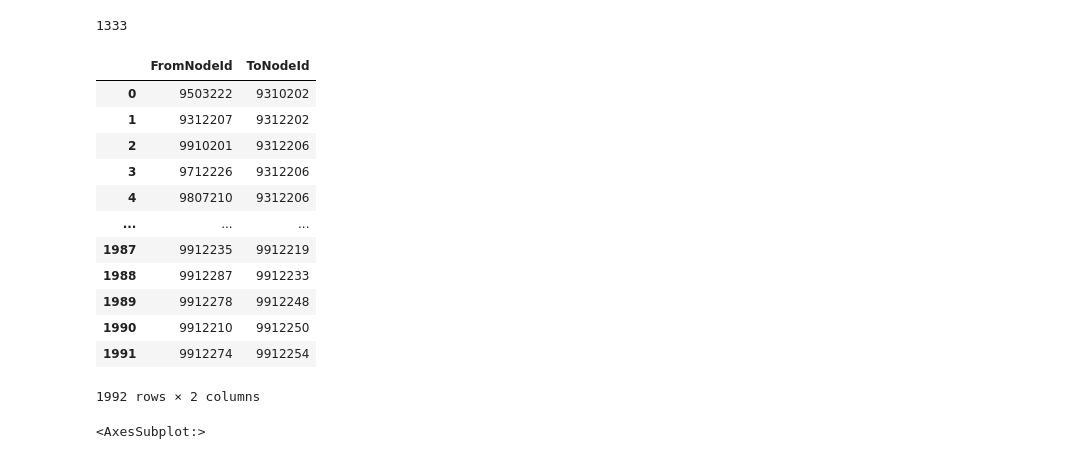
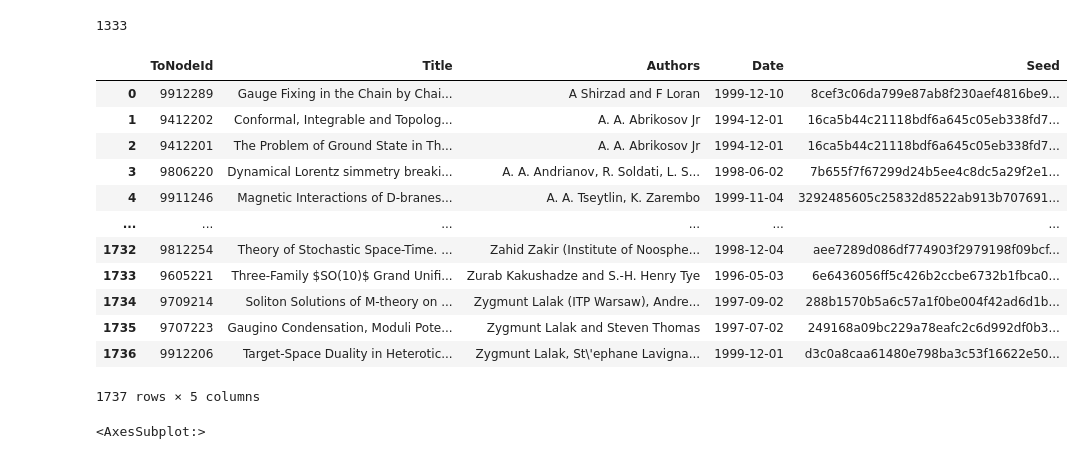
Before and after one commit to matteo-Donofrio-unipi/Master_Degree_Thesis, a Jupyter notebook: cit-abstract-scraper.ipynb, the cells around one changed output. Drawn from its saved outputs; the diff is of its cells as text; code cells hidden in the pictures.

```diff
--- a/cit-abstract-scraper.ipynb
+++ b/cit-abstract-scraper.ipynb
@@ -265,3 +265,20 @@ author_seed
 author_seed.Seed.nunique()
 # %% [output]
 1333
+# %%
+paperId_and_info_and_date_Seed = pd.merge(paperId_and_info_and_date,author_seed)
+paperId_and_info_and_date_Seed
+# %% [output]
+|  | ToNodeId | Title | Authors | Date | Seed |
+| 0 | 9912289 | Gauge Fixing in the Chain by Chai... | A Shirzad and F Loran | 1999-12-10 | 8cef3c06da799e87ab8f230aef4816be9... |
+| 1 | 9412202 | Conformal, Integrable and Topolog... | A. A. Abrikosov Jr | 1994-12-01 | 16ca5b44c21118bdf6a645c05eb338fd7... |
+| 2 | 9412201 | The Problem of Ground State in Th... | A. A. Abrikosov Jr | 1994-12-01 | 16ca5b44c21118bdf6a645c05eb338fd7... |
+| 3 | 9806220 | Dynamical Lorentz simmetry breaki... | A. A. Andrianov, R. Soldati, L. S... | 1998-06-02 | 7b655f7f67299d24b5ee4c8dc5a29f2e1... |
+| 4 | 9911246 | Magnetic Interactions of D-branes... | A. A. Tseytlin, K. Zarembo | 1999-11-04 | 3292485605c25832d8522ab913b707691... |
+| ... | ... | ... | ... | ... | ... |
+| 1732 | 9812254 | Theory of Stochastic Space-Time. ... | Zahid Zakir (Institute of Noosphe... | 1998-12-04 | aee7289d086df774903f2979198f09bcf... |
+| 1733 | 9605221 | Three-Family $SO(10)$ Grand Unifi... | Zurab Kakushadze and S.-H. Henry Tye | 1996-05-03 | 6e6436056ff5c426b2ccbe6732b1fbca0... |
+| 1734 | 9709214 | Soliton Solutions of M-theory on ... | Zygmunt Lalak (ITP Warsaw), Andre... | 1997-09-02 | 288b1570b5a6c57a1f0be004f42ad6d1b... |
+| 1735 | 9707223 | Gaugino Condensation, Moduli Pote... | Zygmunt Lalak and Steven Thomas | 1997-07-02 | 249168a09bc229a78eafc2c6d992df0b3... |
+| 1736 | 9912206 | Target-Space Duality in Heterotic... | Zygmunt Lalak, St\'ephane Lavigna... | 1999-12-01 | d3c0a8caa61480e798ba3c53f16622e50... |
+1737 rows × 5 columns
@@ -277,21 +296,8 @@ res2 =res[res.ToNodeId.isin(paperId_and_info_and_date.ToNodeId)]
 #citations having all articles id with its proper article data and code
 res2 = res2.sort_values(by='ToNodeId')
 res2.reset_index(drop = True, inplace = True)
-res2
+citations_with_data = res2
+citations_with_data.to_csv("./citations(hep-th)_with_Data.csv",index=False)
-# %% [output]
-|  | FromNodeId | ToNodeId |
-| 0 | 9503222 | 9310202 |
-| 1 | 9312207 | 9312202 |
-| 2 | 9910201 | 9312206 |
-| 3 | 9712226 | 9312206 |
-| 4 | 9807210 | 9312206 |
-| ... | ... | ... |
-| 1987 | 9912235 | 9912219 |
-| 1988 | 9912287 | 9912233 |
-| 1989 | 9912278 | 9912248 |
-| 1990 | 9912210 | 9912250 |
-| 1991 | 9912274 | 9912254 |
-1992 rows × 2 columns
 # %%
 #distibuzione del numero di citazioni ricevute da ToNodeId
 res2.groupby(by='ToNodeId').count().boxplot()
```
Also changed, not shown: parts of 9 cells of this notebook, 2 other files.
